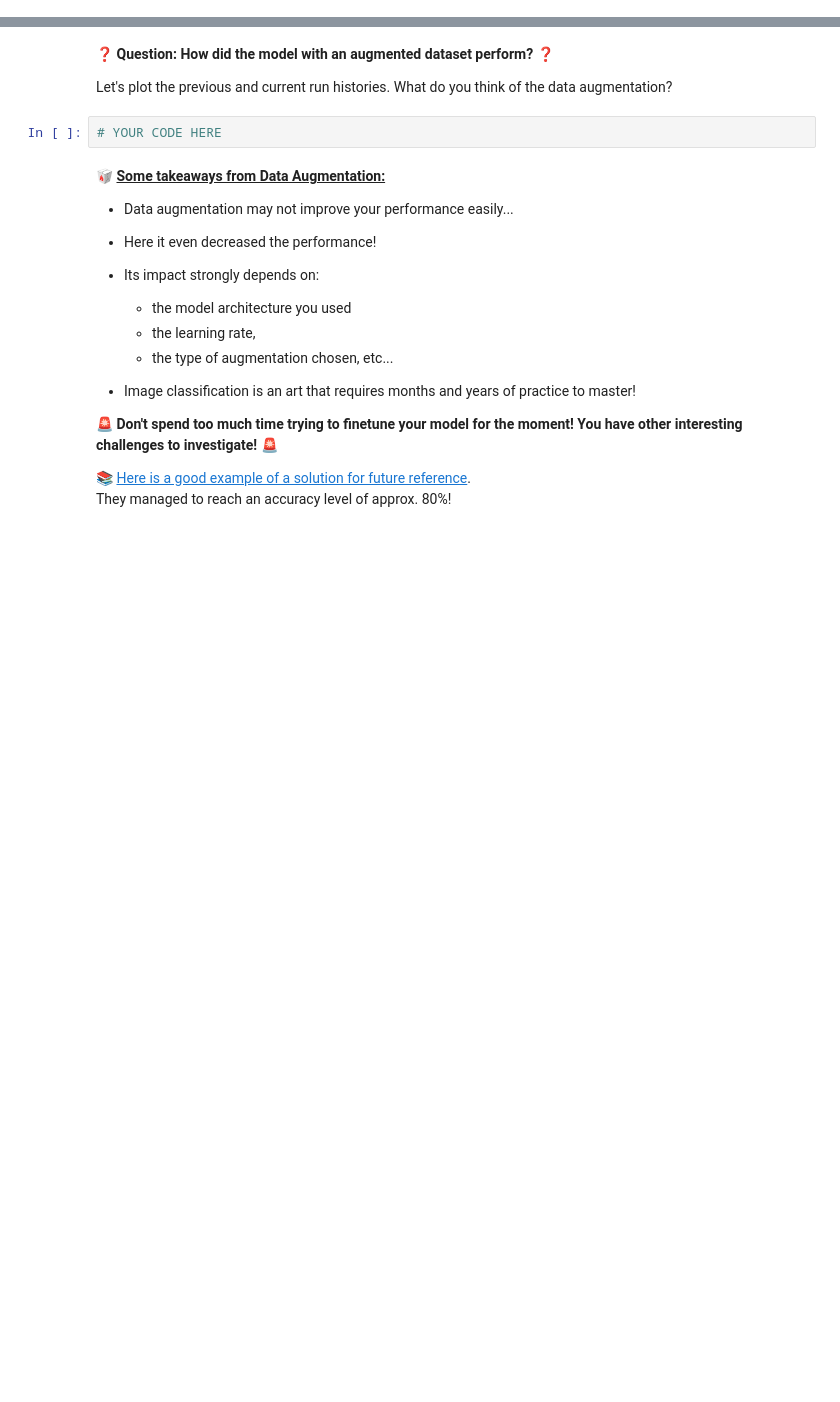
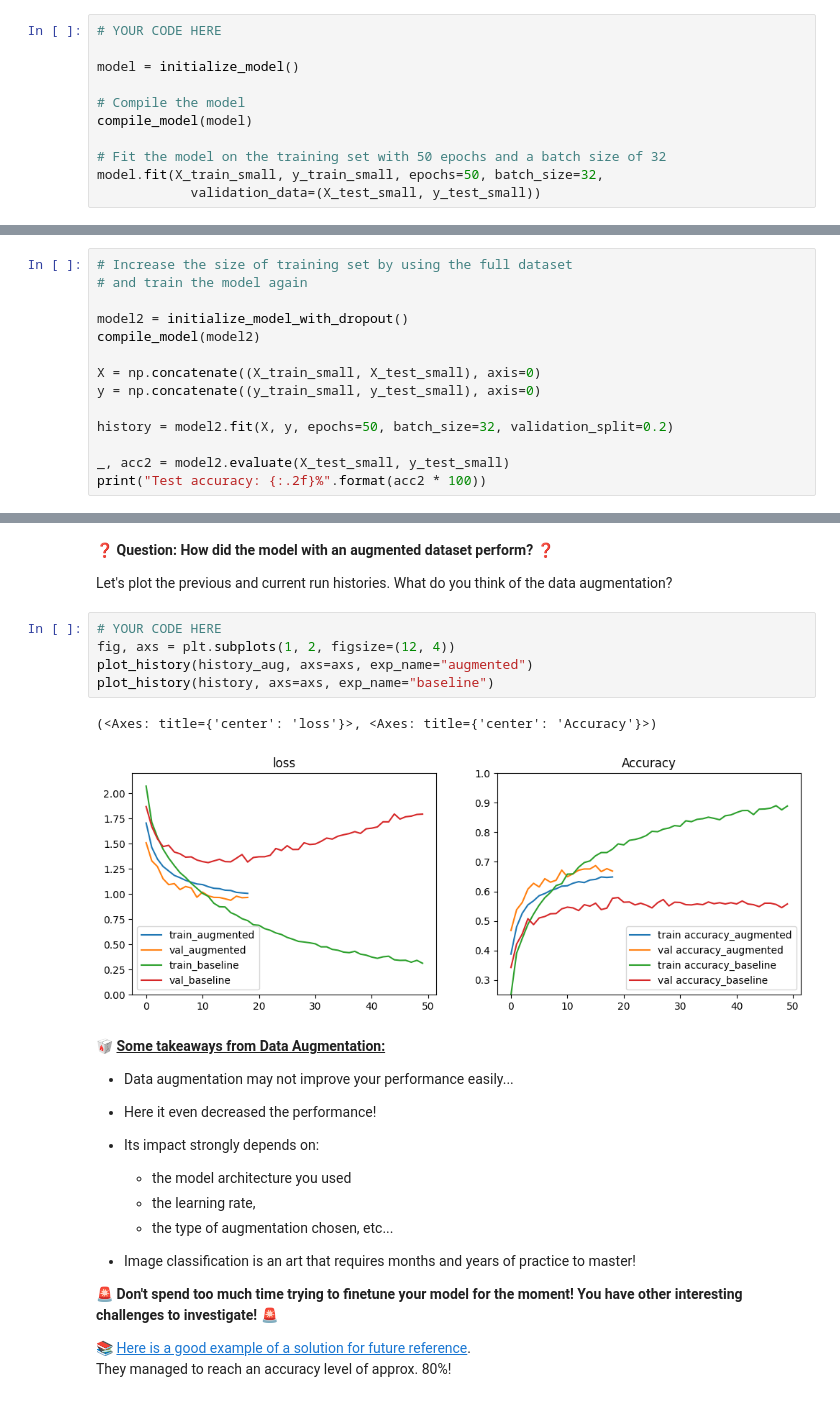
Before and after one commit to tanushrin/data-cifar-classification, a Jupyter notebook: cifar_classification.ipynb, the cells around one changed output, grey strips where cells are left out. Cells and saved outputs as stored; diff of their text form; blank space fills up the shorter version.

```diff
--- a/cifar_classification.ipynb
+++ b/cifar_classification.ipynb
@@ -254,0 +316,11 @@ def plot_history(history, title='', axs=None, exp_name=""):
+# %%
+# YOUR CODE HERE
+
+model = initialize_model()
+
+# Compile the model
+compile_model(model)
+
+# Fit the model on the training set with 50 epochs and a batch size of 32
+model.fit(X_train_small, y_train_small, epochs=50, batch_size=32,
+            validation_data=(X_test_small, y_test_small))
@@ -263,2 +424,16 @@ def plot_history(history, title='', axs=None, exp_name=""):
 # %% [markdown]
 ## (3) Increase the size of your training data
+# %%
+# Increase the size of training set by using the full dataset
+# and train the model again
+
+model2 = initialize_model_with_dropout()
+compile_model(model2)
+
+X = np.concatenate((X_train_small, X_test_small), axis=0)
+y = np.concatenate((y_train_small, y_test_small), axis=0)
+
+history = model2.fit(X, y, epochs=50, batch_size=32, validation_split=0.2)
+
+_, acc2 = model2.evaluate(X_test_small, y_test_small)
+print("Test accuracy: {:.2f}%".format(acc2 * 100))
@@ -396,8 +624,14 @@ history_aug = model_aug.fit(train_flow,
 ❓ **Question: How did the model with an augmented dataset perform?** ❓
 
 Let's plot the previous and current run histories. What do you think of the data augmentation?
-# %%
-# YOUR CODE HERE
+# %%
+# YOUR CODE HERE
+fig, axs = plt.subplots(1, 2, figsize=(12, 4))
+plot_history(history_aug, axs=axs, exp_name="augmented")
+plot_history(history, axs=axs, exp_name="baseline")
+# %% [output]
+(<Axes: title={'center': 'loss'}>, <Axes: title={'center': 'Accuracy'}>)
+[figure, added]
 # %% [markdown]
 🥡 <b><u>Some takeaways from Data Augmentation:</u></b>
 
```
Also changed, not shown: parts of 19 cells of this notebook.
